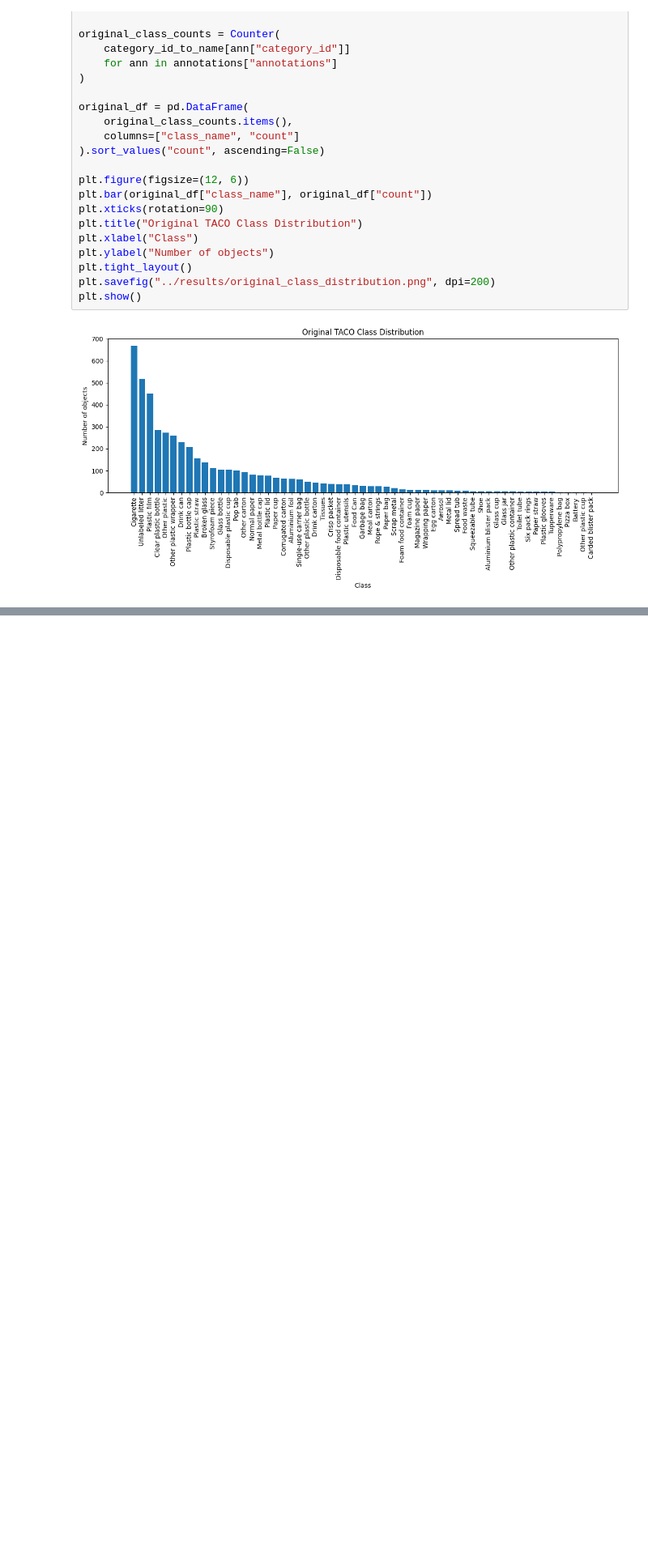
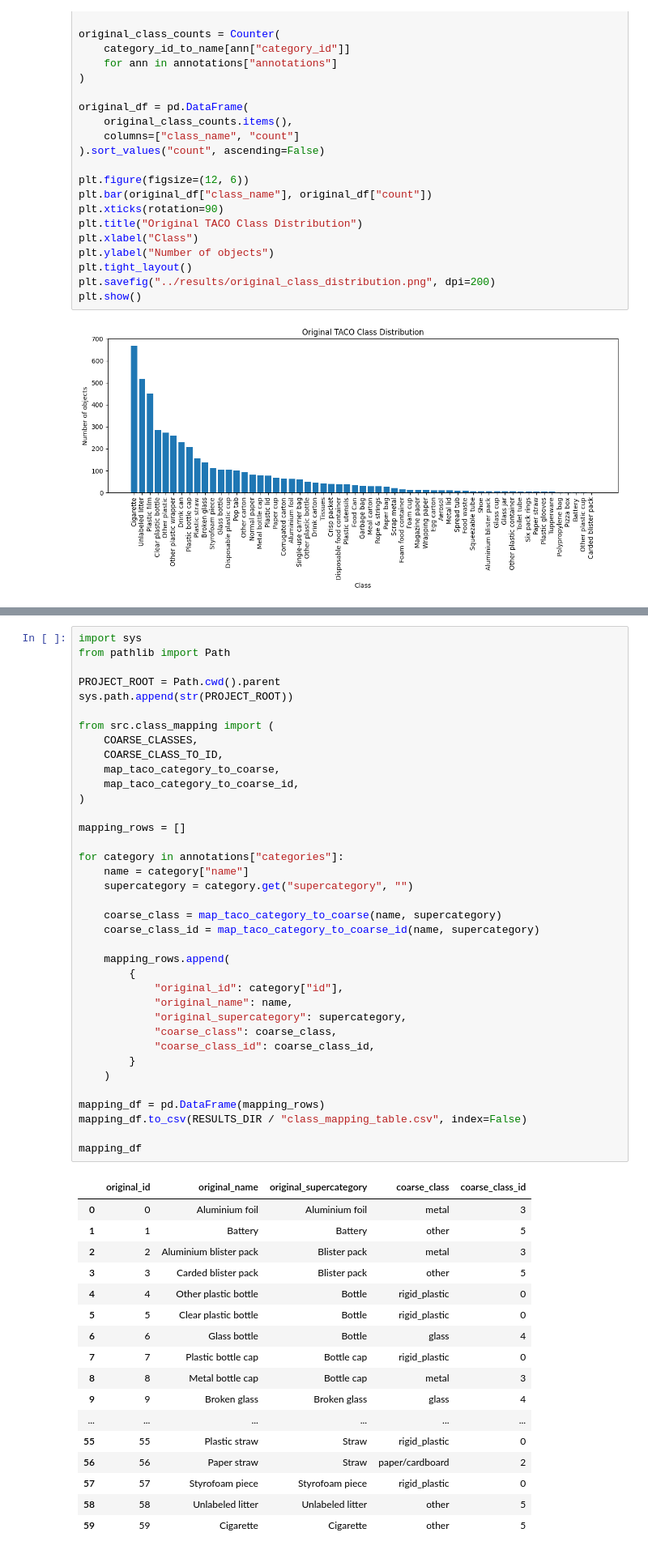
Before and after one commit to chemonss/EcoVision, a Jupyter notebook: notebooks/dataset_preparation.ipynb, the cells around one changed output, grey strips where cells are left out. Shown at 81% size. Saved outputs shown, nothing was run; the diff lists cells and outputs as text; blank space fills up the shorter version.

Commit message:
added script сlasses mapping

```diff
--- a/notebooks/dataset_preparation.ipynb
+++ b/notebooks/dataset_preparation.ipynb
@@ -90,0 +98,55 @@ plt.show()
+# %%
+import sys
+from pathlib import Path
+
+PROJECT_ROOT = Path.cwd().parent
+sys.path.append(str(PROJECT_ROOT))
+
+from src.class_mapping import (
+    COARSE_CLASSES,
+    COARSE_CLASS_TO_ID,
+    map_taco_category_to_coarse,
+    map_taco_category_to_coarse_id,
+)
+
+mapping_rows = []
+
+for category in annotations["categories"]:
+    name = category["name"]
+    supercategory = category.get("supercategory", "")
+
+    coarse_class = map_taco_category_to_coarse(name, supercategory)
+    coarse_class_id = map_taco_category_to_coarse_id(name, supercategory)
+
+    mapping_rows.append(
+        {
+            "original_id": category["id"],
+            "original_name": name,
+            "original_supercategory": supercategory,
+            "coarse_class": coarse_class,
+            "coarse_class_id": coarse_class_id,
+        }
+    )
+
+mapping_df = pd.DataFrame(mapping_rows)
+mapping_df.to_csv(RESULTS_DIR / "class_mapping_table.csv", index=False)
+
+mapping_df
+# %% [output]
+|  | original_id | original_name | original_supercategory | coarse_class | coarse_class_id |
+| 0 | 0 | Aluminium foil | Aluminium foil | metal | 3 |
+| 1 | 1 | Battery | Battery | other | 5 |
+| 2 | 2 | Aluminium blister pack | Blister pack | metal | 3 |
+| 3 | 3 | Carded blister pack | Blister pack | other | 5 |
+| 4 | 4 | Other plastic bottle | Bottle | rigid_plastic | 0 |
+| 5 | 5 | Clear plastic bottle | Bottle | rigid_plastic | 0 |
+| 6 | 6 | Glass bottle | Bottle | glass | 4 |
+| 7 | 7 | Plastic bottle cap | Bottle cap | rigid_plastic | 0 |
+| 8 | 8 | Metal bottle cap | Bottle cap | metal | 3 |
+| 9 | 9 | Broken glass | Broken glass | glass | 4 |
+| ... | ... | ... | ... | ... | ... |
+| 55 | 55 | Plastic straw | Straw | rigid_plastic | 0 |
+| 56 | 56 | Paper straw | Straw | paper/cardboard | 2 |
+| 57 | 57 | Styrofoam piece | Styrofoam piece | rigid_plastic | 0 |
+| 58 | 58 | Unlabeled litter | Unlabeled litter | other | 5 |
+| 59 | 59 | Cigarette | Cigarette | other | 5 |
```
Also changed, not shown: parts of 6 cells of this notebook, 5 other files.
